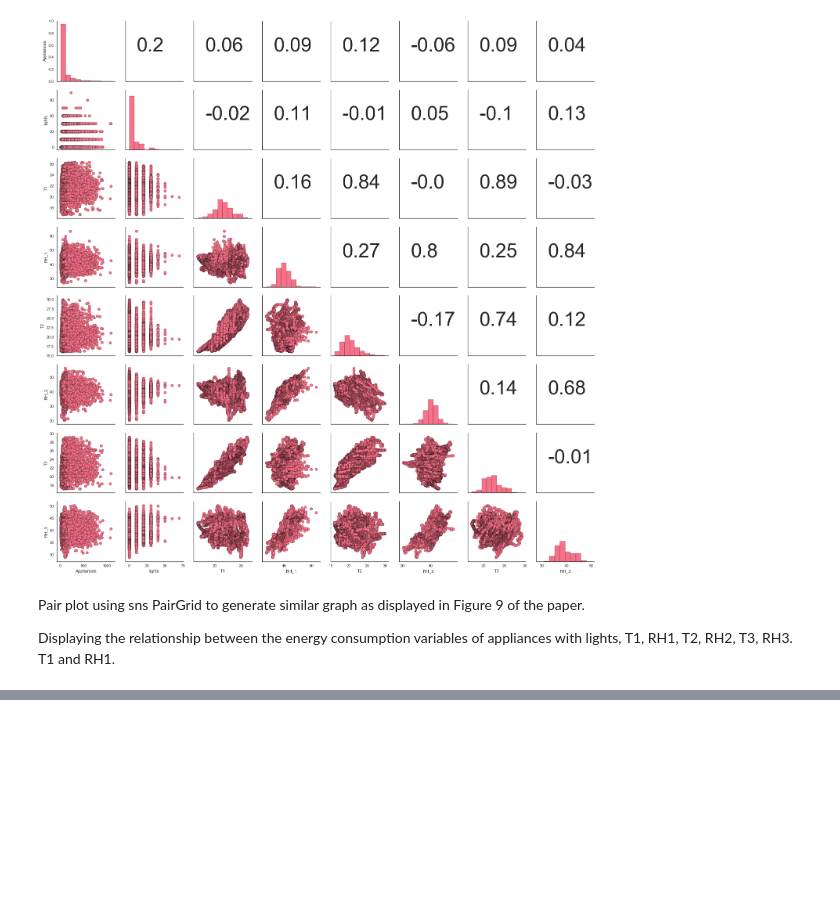
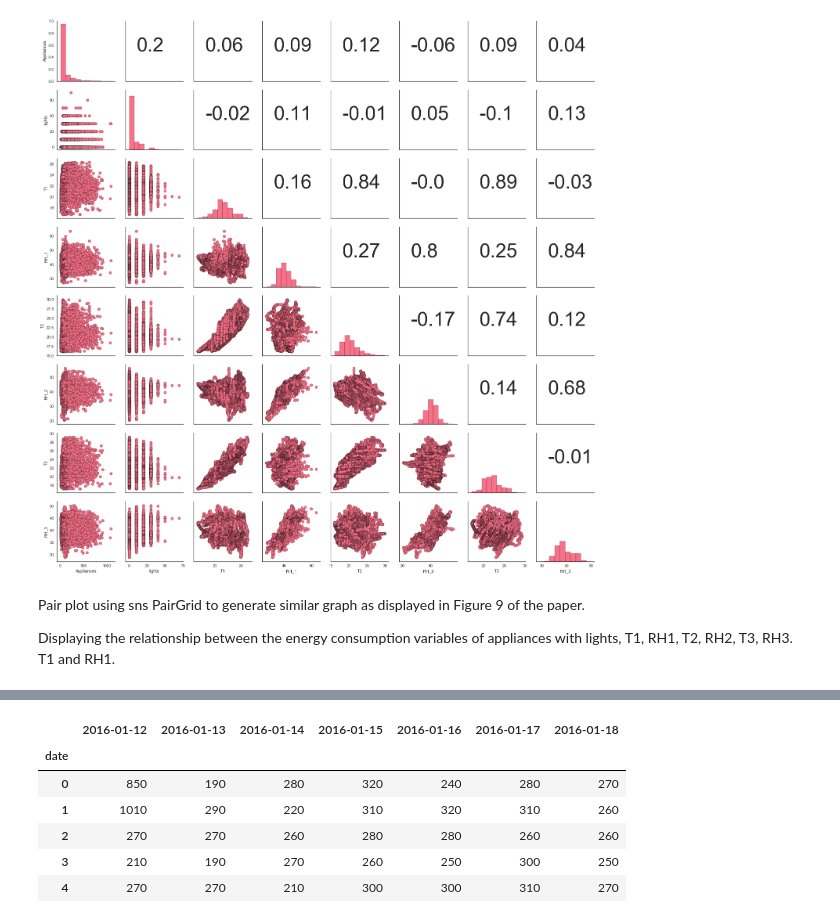
Before and after one commit to arianaroz/comp257-portfolio-2019, a Jupyter notebook: Portfolio 2.ipynb, the cells around one changed output, grey strips where cells are left out. Saved outputs shown, nothing was run; the diff lists cells and outputs as text; code cells hidden in the pictures; blank space fills up the shorter version.

```diff
--- a/Portfolio 2.ipynb
+++ b/Portfolio 2.ipynb
@@ -164,0 +176,10 @@ Displaying the relationship between the energy consumption variables of applianc
+# %%
+df2.head()
+# %% [output]
+|  | 2016-01-12 | 2016-01-13 | 2016-01-14 | 2016-01-15 | 2016-01-16 | 2016-01-17 | 2016-01-18 |
+| date |  |  |  |  |  |  |  |
+| 0 | 850 | 190 | 280 | 320 | 240 | 280 | 270 |
+| 1 | 1010 | 290 | 220 | 310 | 320 | 310 | 260 |
+| 2 | 270 | 270 | 260 | 280 | 280 | 260 | 260 |
+| 3 | 210 | 190 | 270 | 260 | 250 | 300 | 250 |
+| 4 | 270 | 270 | 210 | 300 | 300 | 310 | 270 |
```
Also changed, not shown: parts of 17 cells of this notebook.
